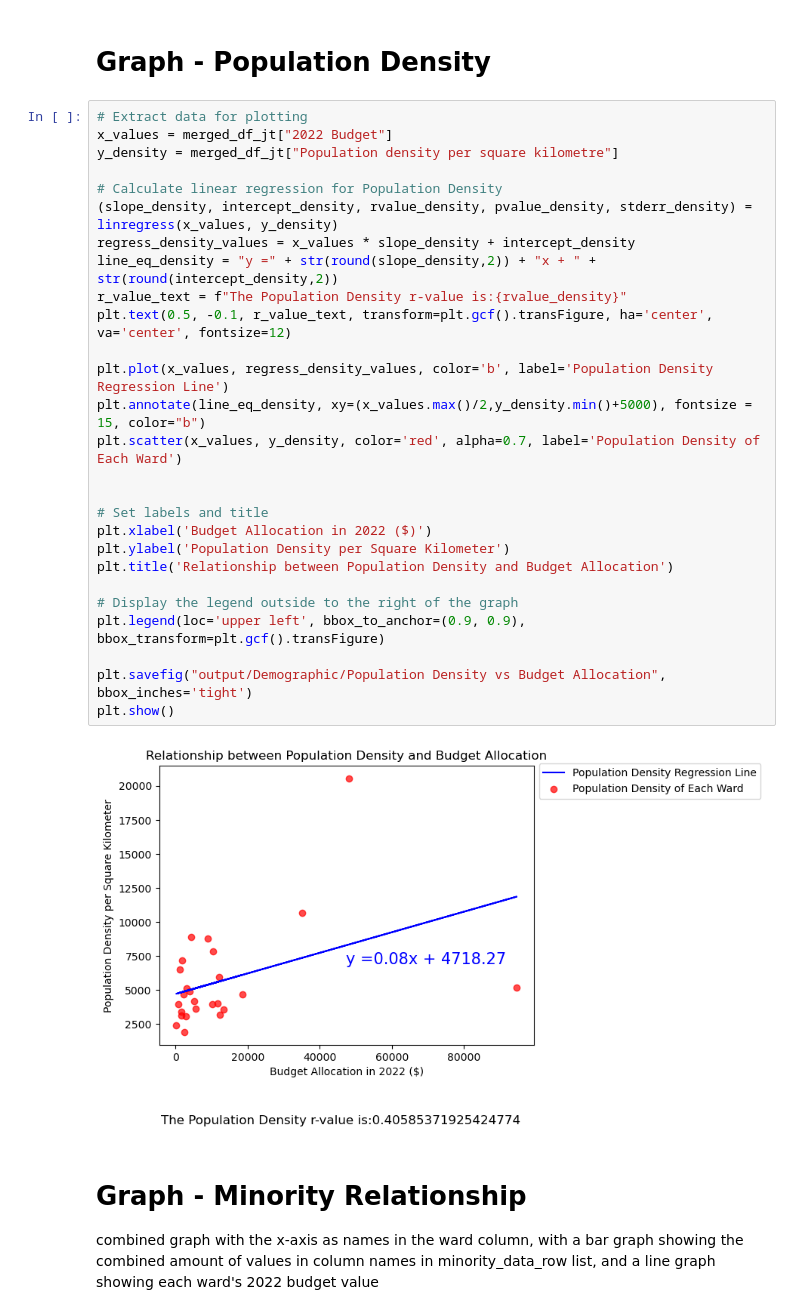
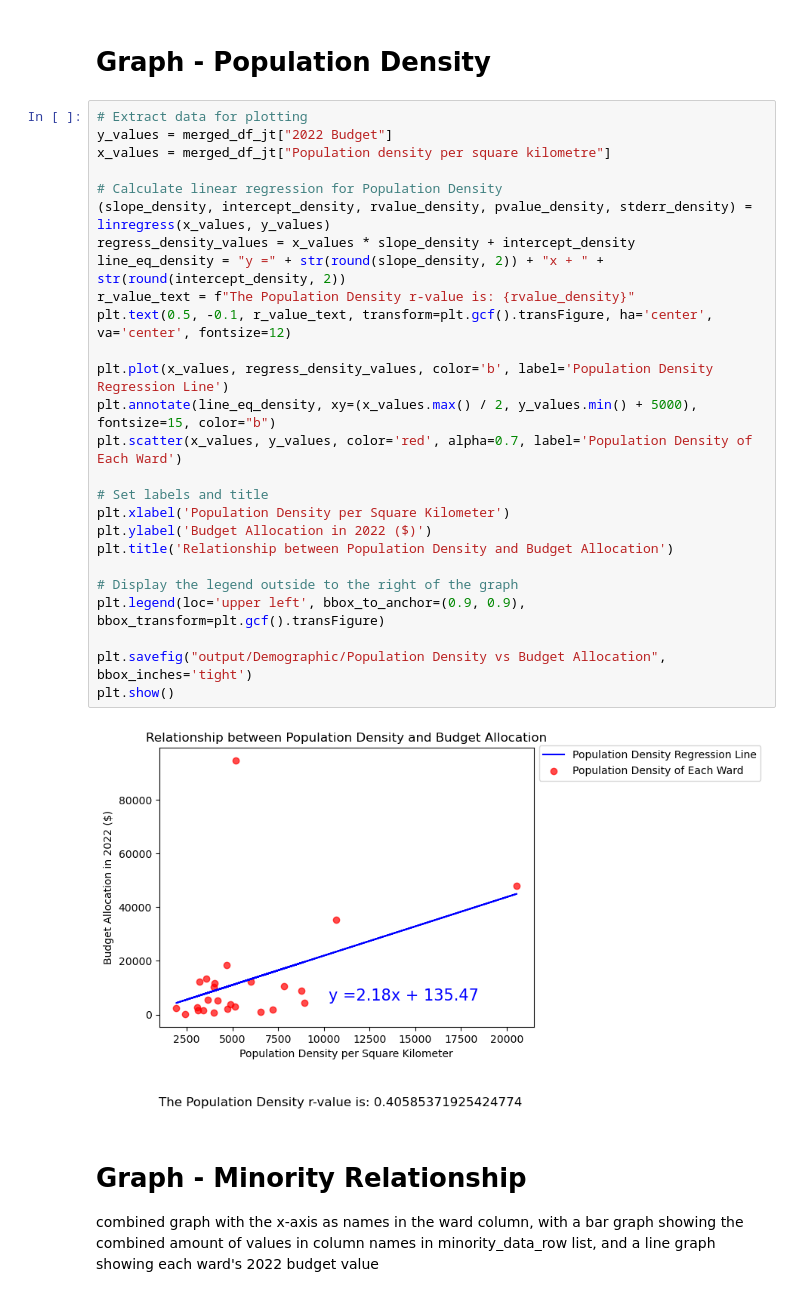
Before and after one commit to aayushgambhir2023/DA-Project-1, a Jupyter notebook: Demographic_Relationship_2021.ipynb, the cells around one changed output. Saved outputs shown, nothing was run; the diff lists cells and outputs as text.

Commit message:
changed x and y for first graph
mistook x-value as y-value for first graph, changed everything

```diff
--- a/Demographic_Relationship_2021.ipynb
+++ b/Demographic_Relationship_2021.ipynb
@@ -177,33 +176,32 @@ merged_df_jt
 # Graph - Population Density
 # %%
 # Extract data for plotting
-x_values = merged_df_jt["2022 Budget"]
-y_density = merged_df_jt["Population density per square kilometre"]
+y_values = merged_df_jt["2022 Budget"]
+x_values = merged_df_jt["Population density per square kilometre"]
 
 # Calculate linear regression for Population Density
-(slope_density, intercept_density, rvalue_density, pvalue_density, stderr_density) = linregress(x_values, y_density)
+(slope_density, intercept_density, rvalue_density, pvalue_density, stderr_density) = linregress(x_values, y_values)
 regress_density_values = x_values * slope_density + intercept_density
-line_eq_density = "y =" + str(round(slope_density,2)) + "x + " + str(round(intercept_density,2))
-r_value_text = f"The Population Density r-value is:{rvalue_density}"
+line_eq_density = "y =" + str(round(slope_density, 2)) + "x + " + str(round(intercept_density, 2))
+r_value_text = f"The Population Density r-value is: {rvalue_density}"
 plt.text(0.5, -0.1, r_value_text, transform=plt.gcf().transFigure, ha='center', va='center', fontsize=12)
 
 plt.plot(x_values, regress_density_values, color='b', label='Population Density Regression Line')
-plt.annotate(line_eq_density, xy=(x_values.max()/2,y_density.min()+5000), fontsize = 15, color="b")
-plt.scatter(x_values, y_density, color='red', alpha=0.7, label='Population Density of Each Ward')
-
+plt.annotate(line_eq_density, xy=(x_values.max() / 2, y_values.min() + 5000), fontsize=15, color="b")
+plt.scatter(x_values, y_values, color='red', alpha=0.7, label='Population Density of Each Ward')
 
 # Set labels and title
-plt.xlabel('Budget Allocation in 2022 ($)')
-plt.ylabel('Population Density per Square Kilometer')
+plt.xlabel('Population Density per Square Kilometer')
+plt.ylabel('Budget Allocation in 2022 ($)')
 plt.title('Relationship between Population Density and Budget Allocation')
 
 # Display the legend outside to the right of the graph
 plt.legend(loc='upper left', bbox_to_anchor=(0.9, 0.9), bbox_transform=plt.gcf().transFigure)
 
 plt.savefig("output/Demographic/Population Density vs Budget Allocation", bbox_inches='tight')
 plt.show()
 # %% [output]
-[figure, old version]
+[figure, new version]
 # %% [markdown]
 # Graph - Minority Relationship
 
```
Also changed, not shown: parts of 2 cells of this notebook, 1 other file.
